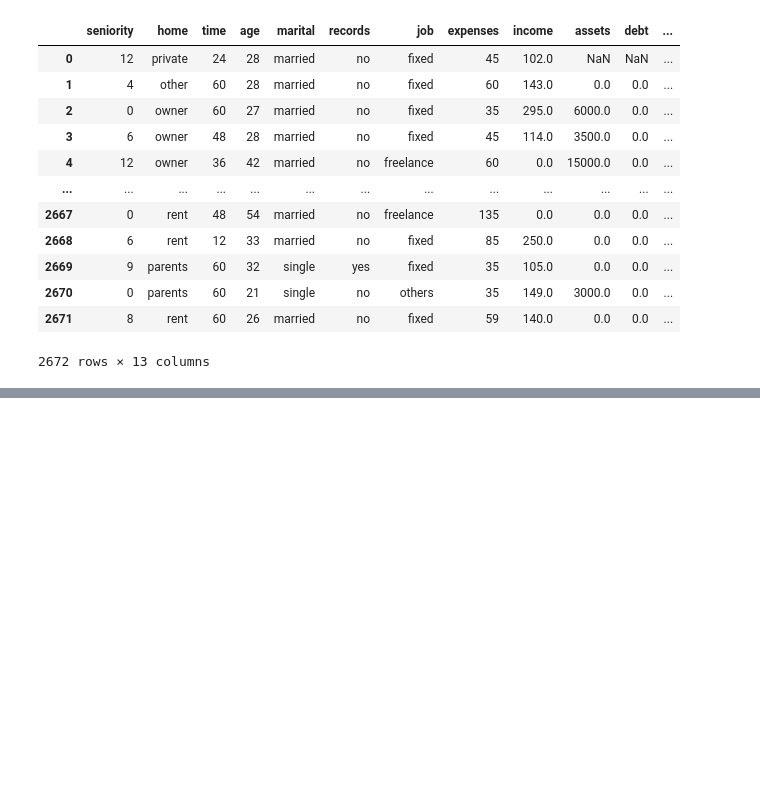
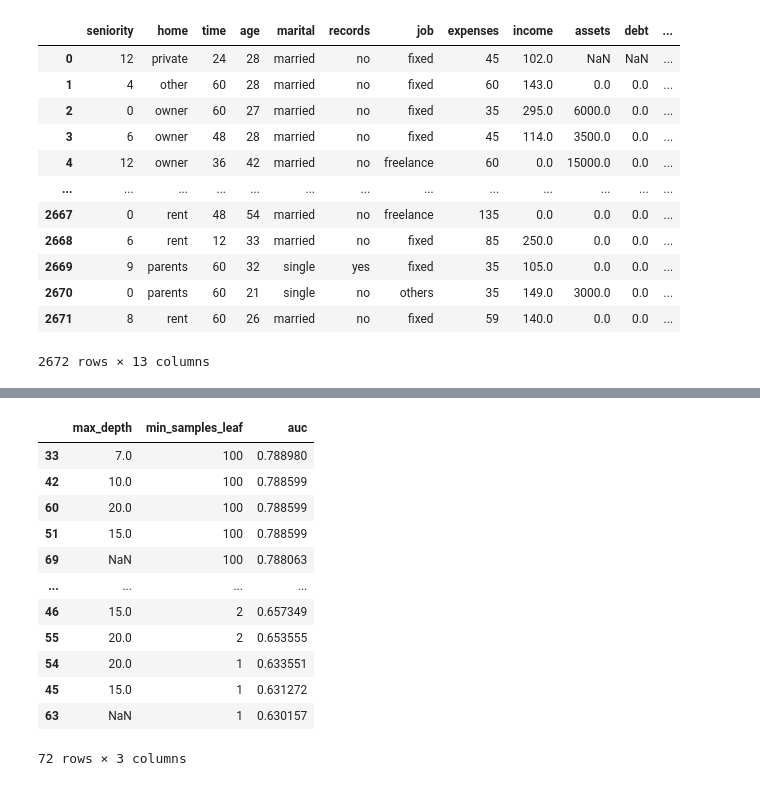
Before and after one commit to timmy-cde/ml-zoomcamp-hw, a Jupyter notebook: 06_trees/lesson.ipynb, the cells around one changed output, grey strips where cells are left out. Saved outputs shown, nothing was run; the diff lists cells and outputs as text; code cells hidden in the pictures; blank space fills up the shorter version.

```diff
--- a/06_trees/lesson.ipynb
+++ b/06_trees/lesson.ipynb
@@ -179,0 +230,3 @@ df_train
+# %%
+dt = DecisionTreeClassifier(max_depth=2)
+dt.fit(X_train, y_train)
@@ -179,0 +554,18 @@ df_train
+# %%
+columns = ['max_depth', 'min_samples_leaf', 'auc']
+df_scores = pd.DataFrame(scores, columns=columns)
+df_scores.sort_values(by='auc', ascending=False)
+# %% [output]
+|  | max_depth | min_samples_leaf | auc |
+| 33 | 7.0 | 100 | 0.788980 |
+| 42 | 10.0 | 100 | 0.788599 |
+| 60 | 20.0 | 100 | 0.788599 |
+| 51 | 15.0 | 100 | 0.788599 |
+| 69 | NaN | 100 | 0.788063 |
+| ... | ... | ... | ... |
+| 46 | 15.0 | 2 | 0.657349 |
+| 55 | 20.0 | 2 | 0.653555 |
+| 54 | 20.0 | 1 | 0.633551 |
+| 45 | 15.0 | 1 | 0.631272 |
+| 63 | NaN | 1 | 0.630157 |
+72 rows × 3 columns
```
Also changed, not shown: parts of 36 cells of this notebook, 1 other file.
